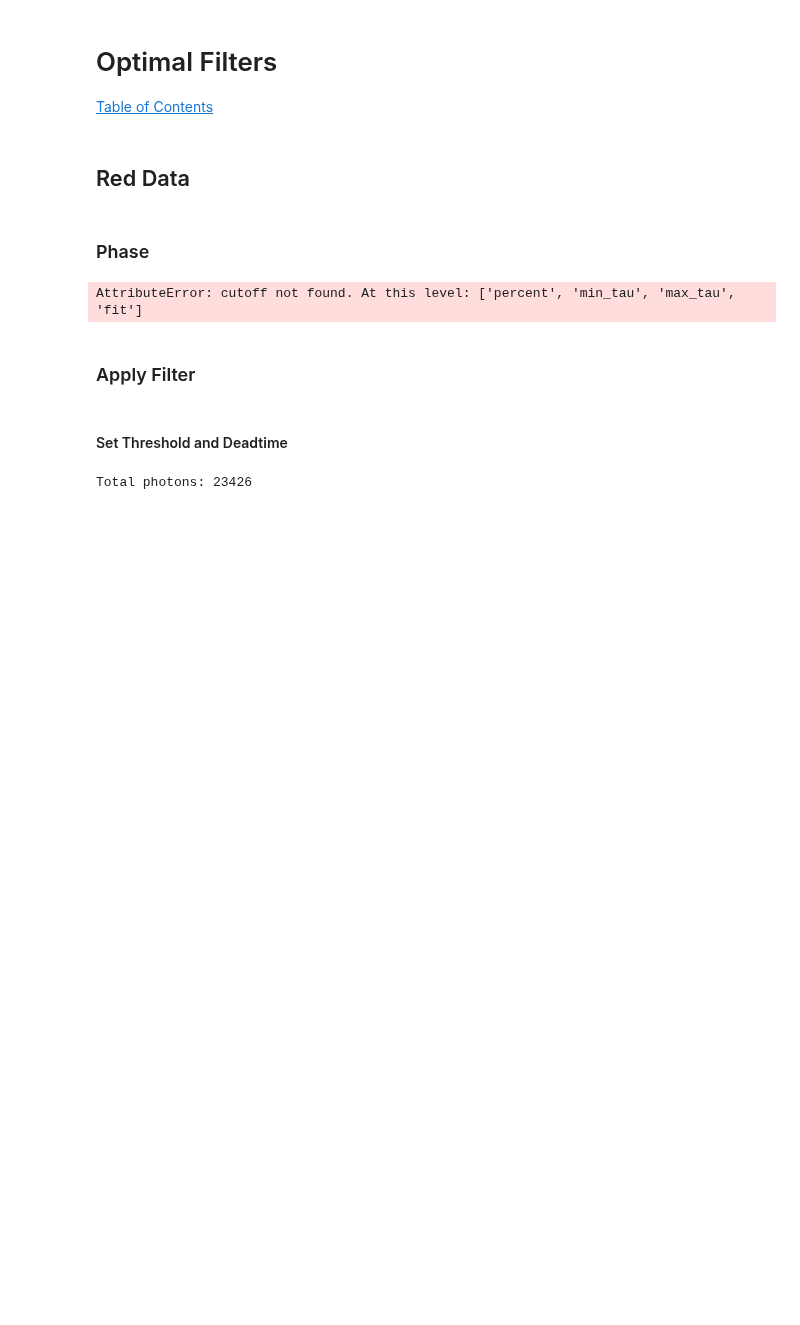
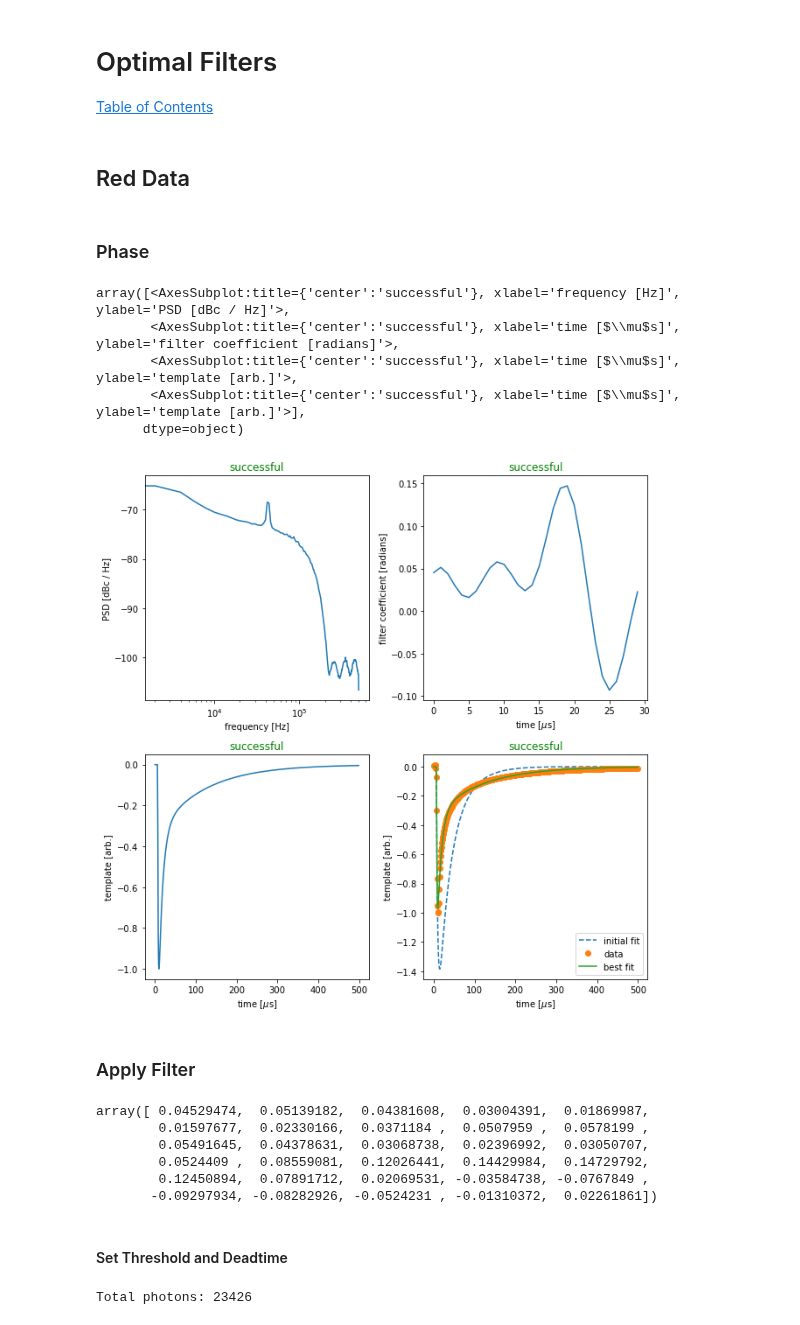
Before and after one commit to MazinLab/MKIDReadoutAnalysis, a Jupyter notebook: Gen3_Testing_MakeFilters.ipynb, the cells around one changed output. Drawn from its saved outputs; the diff is of its cells as text; code cells hidden in the pictures; blank space fills up the shorter version.

```diff
--- a/Gen3_Testing_MakeFilters.ipynb
+++ b/Gen3_Testing_MakeFilters.ipynb
@@ -46,11 +43,3 @@ _NamespacePath(['/tmp/pycharm_project_833/mkidreadoutanalysis', '/tmp/pycharm_pr
 # %% [markdown]
 # 1. Import Data <a class="anchor" id="import"></a>
 [Table of Contents](#table)
-# %%
-data = np.load(f'/work/jpsmith/Gen3/Fridge_Tests/r_testing/data/white_fridge/10_18_23/wf_ellison3_6000_650GHz.npz')
-
-ir_phase=data['ir_phase']*np.pi
-red_phase=data['red_phase']*np.pi
-blue_phase=data['blue_phase']*np.pi
-
-del data
@@ -225,37 +277,51 @@ cfg=ConfigThing()
 cfg.registerfromkvlist((('dt', 1e-6),
 ('fit', True),
 ('summary_plot', True),
 ('pulses.unwrap', False),
 ('pulses.fallback_template', 'default'),
 ('pulses.tf', 30),
 ('pulses.ntemplate', 500), # need to set this larger to calculate covariance matrix in the time domain "accurately" for the number of selected filter coefficients
 ('pulses.offset', 10),
 ('pulses.threshold', 6), # sigma above noise
 ('pulses.separation', 500),
 ('pulses.min_pulses', 500),
 ('noise.nwindow', 500), #1000
 ('noise.isolation', 200),
 ('noise.max_windows', 2000), # maximum number of nwindows of samples needed before moving on [int]
 ('noise.max_noise', 5000), #2000
 ('template.percent', 80),
 ('template.min_tau', 5),
 ('template.max_tau', 100),
 ('template.fit', 'triple_exponential'),
 ('filter.cutoff', .1),
 ('filter.filter_type', 'wiener'),
-('filter.nfilter', 50), # for messing around this should be closer to 1000 and ntemplate should be increased to be 5-10x nfilter
+('filter.nfilter', 30), # for messing around this should be closer to 1000 and ntemplate should be increased to be 5-10x nfilter
                         # need to make sure filter is periodic and this gets hard when the filter is short
 ('filter.normalize', True)), namespace='')
 
 ofc = Calculator(phase=red_phase, config=cfg, name='simulated')
 
 ofc.calculate(clear=False)
 
 ofc.plot()
 # %% [output]
-AttributeError: cutoff not found. At this level: ['percent', 'min_tau', 'max_tau', 'fit']
+array([<AxesSubplot:title={'center':'successful'}, xlabel='frequency [Hz]', ylabel='PSD [dBc / Hz]'>,
+       <AxesSubplot:title={'center':'successful'}, xlabel='time [$\\mu$s]', ylabel='filter coefficient [radians]'>,
+       <AxesSubplot:title={'center':'successful'}, xlabel='time [$\\mu$s]', ylabel='template [arb.]'>,
+       <AxesSubplot:title={'center':'successful'}, xlabel='time [$\\mu$s]', ylabel='template [arb.]'>],
+      dtype=object)
+[figure, added]
 # %% [markdown]
 ### Apply Filter
+# %%
+ofc.result['filter']
+# %% [output]
+array([ 0.04529474,  0.05139182,  0.04381608,  0.03004391,  0.01869987,
+        0.01597677,  0.02330166,  0.0371184 ,  0.0507959 ,  0.0578199 ,
+        0.05491645,  0.04378631,  0.03068738,  0.02396992,  0.03050707,
+        0.0524409 ,  0.08559081,  0.12026441,  0.14429984,  0.14729792,
+        0.12450894,  0.07891712,  0.02069531, -0.03584738, -0.0767849 ,
+       -0.09297934, -0.08282926, -0.0524231 , -0.01310372,  0.02261861])
 # %%
 red_phase_ofilt = sp.signal.convolve(red_phase, ofc.result['filter'], mode='same')
 # %% [markdown]
```
Also changed, not shown: parts of 6 cells of this notebook, 5 other files.
